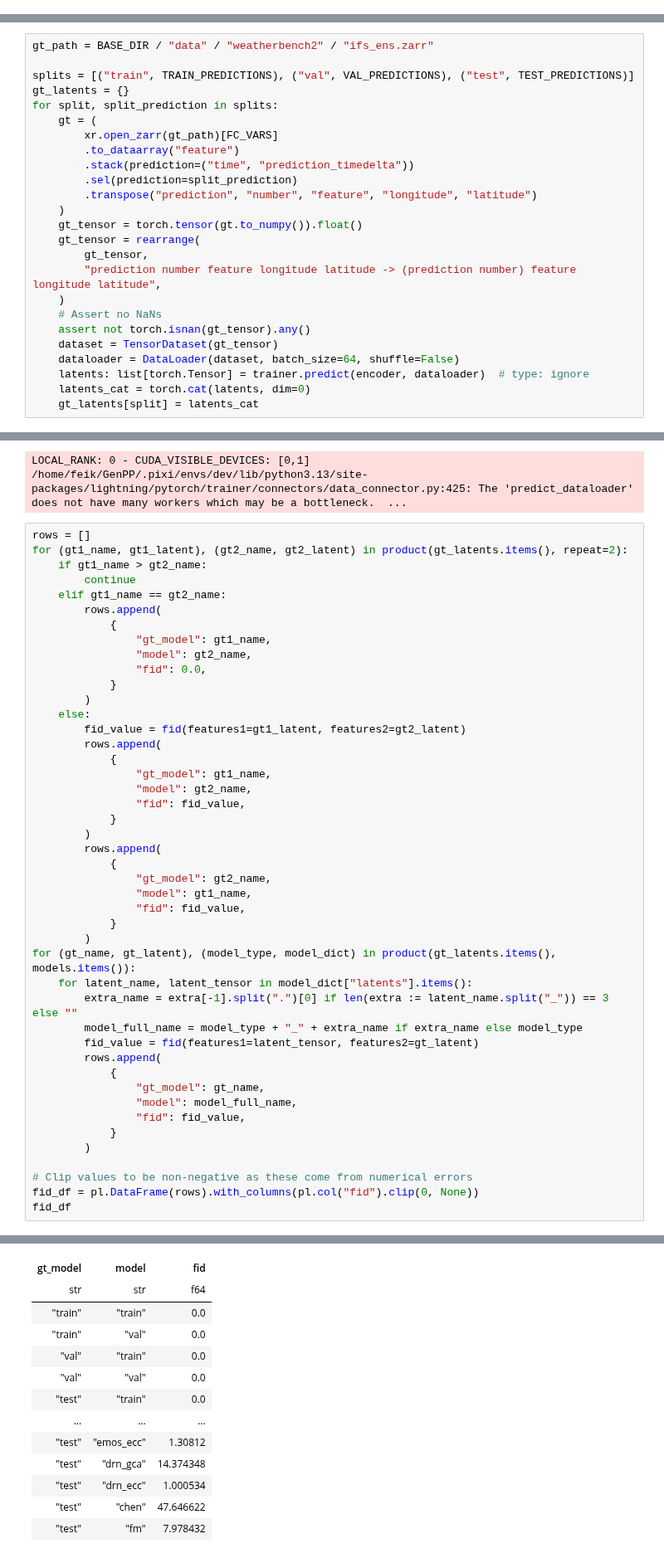
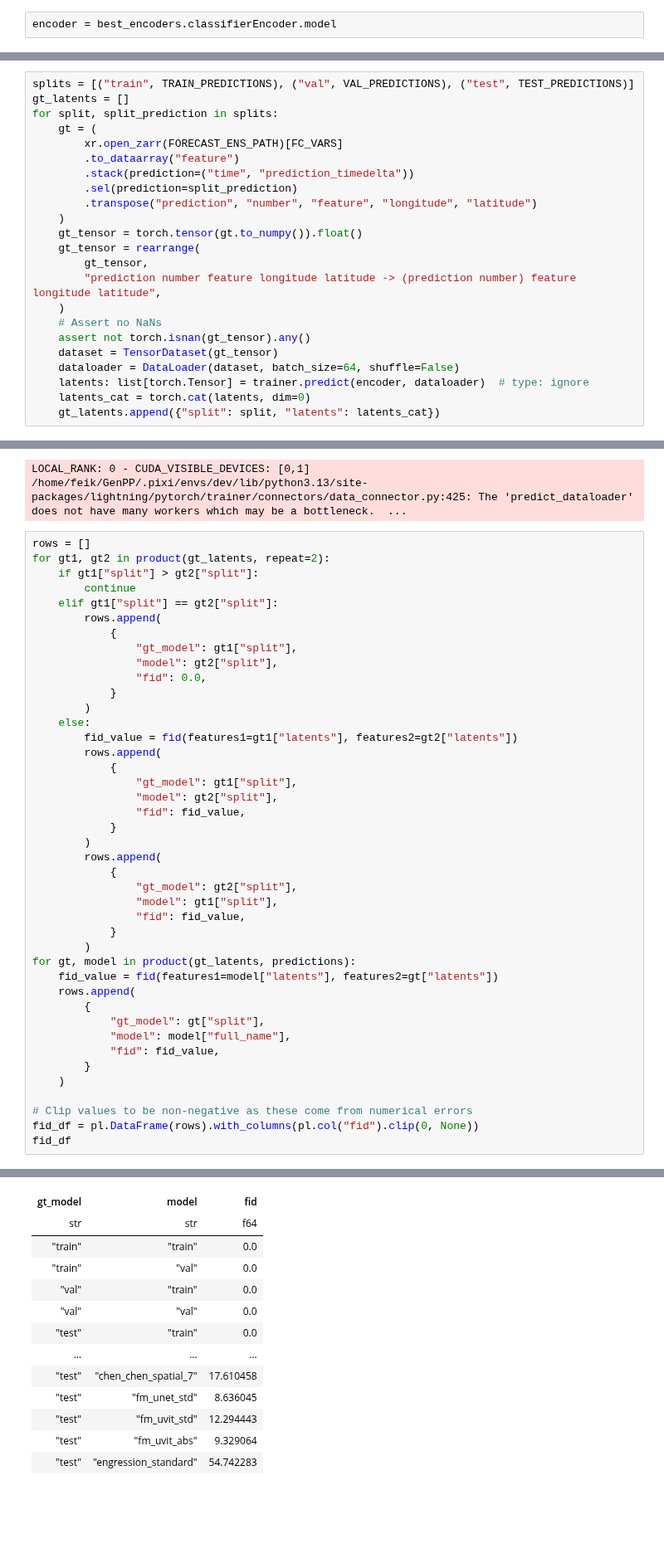
Before and after one commit to m-j-w-f/GenPP, a Jupyter notebook: src/genpp/eval/FID/vis_fid.ipynb, the cells around one changed output, grey strips where cells are left out. Shown at 83% size. Drawn from its saved outputs; the diff is of its cells as text; blank space fills up the shorter version.

Commit message:
Add vis for fid for all models

```diff
--- a/src/genpp/eval/FID/vis_fid.ipynb
+++ b/src/genpp/eval/FID/vis_fid.ipynb
@@ -70,0 +49,2 @@ Loading channel_stds from checkpoint
+# %%
+encoder = best_encoders.classifierEncoder.model
@@ -133,13 +161,11 @@ LOCAL_RANK: 0 - CUDA_VISIBLE_DEVICES: [0,1]
 ## Compute the latents for the ground truth dataset
 This is the ifs ensemble predictions.
 # %%
-gt_path = BASE_DIR / "data" / "weatherbench2" / "ifs_ens.zarr"
-
 splits = [("train", TRAIN_PREDICTIONS), ("val", VAL_PREDICTIONS), ("test", TEST_PREDICTIONS)]
-gt_latents = {}
+gt_latents = []
 for split, split_prediction in splits:
     gt = (
-        xr.open_zarr(gt_path)[FC_VARS]
+        xr.open_zarr(FORECAST_ENS_PATH)[FC_VARS]
         .to_dataarray("feature")
         .stack(prediction=("time", "prediction_timedelta"))
         .sel(prediction=split_prediction)
@@ -156,7 +182,7 @@ for split, split_prediction in splits:
     dataloader = DataLoader(dataset, batch_size=64, shuffle=False)
     latents: list[torch.Tensor] = trainer.predict(encoder, dataloader)  # type: ignore
     latents_cat = torch.cat(latents, dim=0)
-    gt_latents[split] = latents_cat
+    gt_latents.append({"split": split, "latents": latents_cat})
 # %% [output]
 LOCAL_RANK: 0 - CUDA_VISIBLE_DEVICES: [0,1]
 /home/feik/GenPP/.pixi/envs/dev/lib/python3.13/site-packages/lightning/pytorch/trainer/connectors/data_connector.py:425: The 'predict_dataloader' does not have many workers which may be a bottleneck.  ...
@@ -166,45 +192,42 @@ LOCAL_RANK: 0 - CUDA_VISIBLE_DEVICES: [0,1]
 /home/feik/GenPP/.pixi/envs/dev/lib/python3.13/site-packages/lightning/pytorch/trainer/connectors/data_connector.py:425: The 'predict_dataloader' does not have many workers which may be a bottleneck.  ...
 # %%
 rows = []
-for (gt1_name, gt1_latent), (gt2_name, gt2_latent) in product(gt_latents.items(), repeat=2):
-    if gt1_name > gt2_name:
+for gt1, gt2 in product(gt_latents, repeat=2):
+    if gt1["split"] > gt2["split"]:
         continue
-    elif gt1_name == gt2_name:
+    elif gt1["split"] == gt2["split"]:
         rows.append(
             {
-                "gt_model": gt1_name,
-                "model": gt2_name,
+                "gt_model": gt1["split"],
+                "model": gt2["split"],
                 "fid": 0.0,
             }
         )
     else:
-        fid_value = fid(features1=gt1_latent, features2=gt2_latent)
+        fid_value = fid(features1=gt1["latents"], features2=gt2["latents"])
         rows.append(
             {
-                "gt_model": gt1_name,
-                "model": gt2_name,
+                "gt_model": gt1["split"],
+                "model": gt2["split"],
                 "fid": fid_value,
             }
         )
         rows.append(
             {
-                "gt_model": gt2_name,
-                "model": gt1_name,
+                "gt_model": gt2["split"],
+                "model": gt1["split"],
                 "fid": fid_value,
             }
         )
-for (gt_name, gt_latent), (model_type, model_dict) in product(gt_latents.items(), models.items()):
-    for latent_name, latent_tensor in model_dict["latents"].items():
-        extra_name = extra[-1].split(".")[0] if len(extra := latent_name.split("_")) == 3 else ""
-        model_full_name = model_type + "_" + extra_name if extra_name else model_type
-        fid_value = fid(features1=latent_tensor, features2=gt_latent)
-        rows.append(
-            {
-                "gt_model": gt_name,
-                "model": model_full_name,
-                "fid": fid_value,
-            }
-        )
+for gt, model in product(gt_latents, predictions):
+    fid_value = fid(features1=model["latents"], features2=gt["latents"])
+    rows.append(
+        {
+            "gt_model": gt["split"],
+            "model": model["full_name"],
+            "fid": fid_value,
+        }
+    )
 
 # Clip values to be non-negative as these come from numerical errors
 fid_df = pl.DataFrame(rows).with_columns(pl.col("fid").clip(0, None))
@@ -214,16 +237,16 @@ shape: (27, 3)
 | gt_model | model | fid |
 | str | str | f64 |
 | "train" | "train" | 0.0 |
 | "train" | "val" | 0.0 |
 | "val" | "train" | 0.0 |
 | "val" | "val" | 0.0 |
 | "test" | "train" | 0.0 |
 | … | … | … |
-| "test" | "emos_ecc" | 1.30812 |
-| "test" | "drn_gca" | 14.374348 |
-| "test" | "drn_ecc" | 1.000534 |
-| "test" | "chen" | 47.646622 |
-| "test" | "fm" | 7.978432 |
+| "test" | "chen_chen_spatial_7" | 17.610458 |
+| "test" | "fm_unet_std" | 8.636045 |
+| "test" | "fm_uvit_std" | 12.294443 |
+| "test" | "fm_uvit_abs" | 9.329064 |
+| "test" | "engression_standard" | 54.742283 |
 # %% [markdown]
 ## Notes on the following Plot
 
```
Also changed, not shown: parts of 15 cells of this notebook, 2 other files.
